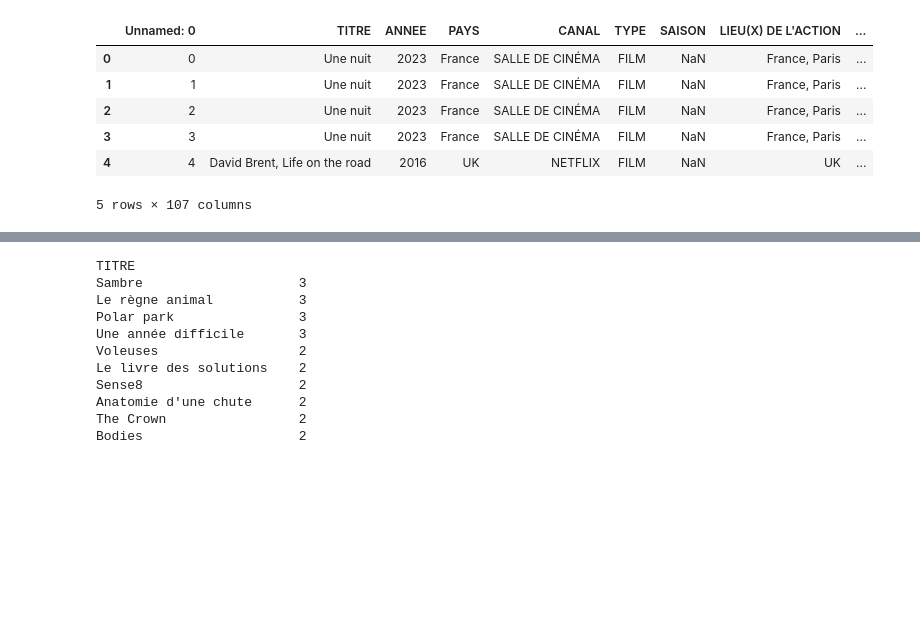
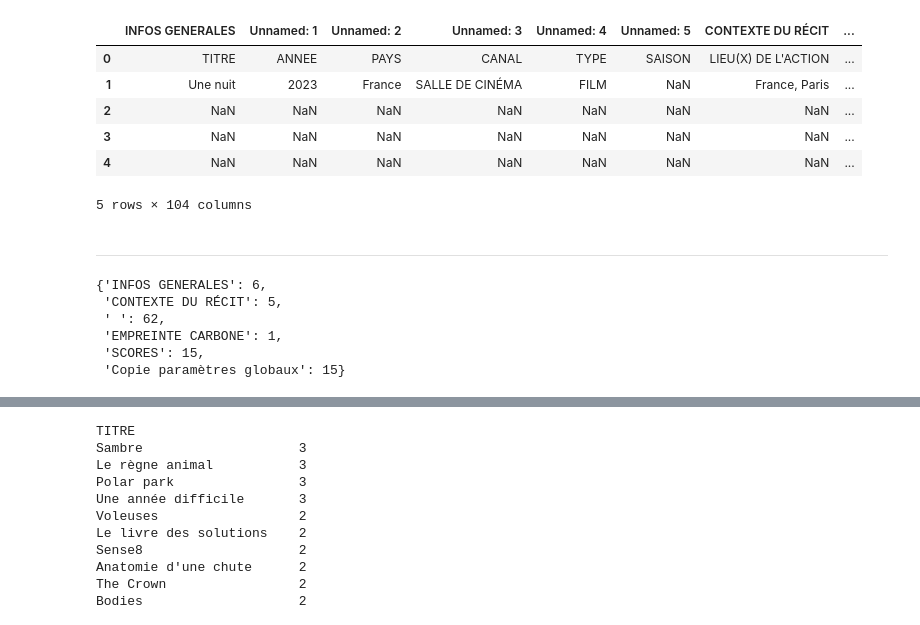
Before and after one commit to dataforgoodfr/12_observatoire_des_imaginaires, a Jupyter notebook: notebooks/analyse-poc_ross.ipynb, the cells around one changed output, grey strips where cells are left out. Saved outputs shown, nothing was run; the diff lists cells and outputs as text; code cells hidden in the pictures; blank space fills up the shorter version.

```diff
--- a/notebooks/analyse-poc_ross.ipynb
+++ b/notebooks/analyse-poc_ross.ipynb
@@ -3,24 +1,26 @@
 # %%
 # Getting started
 
 # A simple notebooks for testing some analyses on the first version of the questionnaire.
 # Data are not pushed to github due to privacy reasons.
 # The treated_data.csv should be copied to the data/ folder.
 
 # Let's first load the data to understand its structure and then compute general statistical information.
 import pandas as pd
 
 # Load the data
-file_path = '../data/Treated_data.csv'
+file_path = '../data/Treated data.csv'
 dataset = pd.read_csv(file_path)
 
 # Display the first few rows of the dataframe to understand its structure
 dataset.head()
 # %% [output]
-|  | Unnamed: 0 | TITRE | ANNEE | PAYS | CANAL | TYPE | SAISON | LIEU(X) DE L'ACTION | ... |
-| 0 | 0 | Une nuit | 2023 | France | SALLE DE CINÉMA | FILM | NaN | France, Paris | ... |
-| 1 | 1 | Une nuit | 2023 | France | SALLE DE CINÉMA | FILM | NaN | France, Paris | ... |
-| 2 | 2 | Une nuit | 2023 | France | SALLE DE CINÉMA | FILM | NaN | France, Paris | ... |
-| 3 | 3 | Une nuit | 2023 | France | SALLE DE CINÉMA | FILM | NaN | France, Paris | ... |
-| 4 | 4 | David Brent, Life on the road | 2016 | UK | NETFLIX | FILM | NaN | UK | ... |
+|  | INFOS GENERALES | Unnamed: 1 | Unnamed: 2 | Unnamed: 3 | Unnamed: 4 | Unnamed: 5 | CONTEXTE DU RÉCIT | ... |
+| 0 | TITRE | ANNEE | PAYS | CANAL | TYPE | SAISON | LIEU(X) DE L'ACTION | ... |
+| 1 | Une nuit | 2023 | France | SALLE DE CINÉMA | FILM | NaN | France, Paris | ... |
+| 2 | NaN | NaN | NaN | NaN | NaN | NaN | NaN | ... |
+| 3 | NaN | NaN | NaN | NaN | NaN | NaN | NaN | ... |
+| 4 | NaN | NaN | NaN | NaN | NaN | NaN | NaN | ... |
-5 rows × 107 columns
+5 rows × 104 columns
+# %% [markdown]
+---
@@ -27,2 +30,24 @@ dataset.head()
+# %%
+main_categories_as_dict = {}
+questions_to_categories = []
+valid_category = None
+for category, field in zip(main_categories, columns):
+    if not category.startswith('Unnamed: '):
+        valid_category = category
+    if valid_category:
+        if valid_category not in main_categories_as_dict:
+            main_categories_as_dict[valid_category] = []
+        main_categories_as_dict[valid_category] = [*main_categories_as_dict[valid_category], field]
+        questions_to_categories.append((field, valid_category))
+
+#questions_to_categories
+{ k: len(v) for k, v in main_categories_as_dict.items() }
+# %% [output]
+{'INFOS GENERALES': 6,
+ 'CONTEXTE DU RÉCIT': 5,
+ ' ': 62,
+ 'EMPREINTE CARBONE': 1,
+ 'SCORES': 15,
+ 'Copie paramètres globaux': 15}
 # %%
 #delete first raw
```
Also changed, not shown: parts of 20 cells of this notebook, 2 other files.
